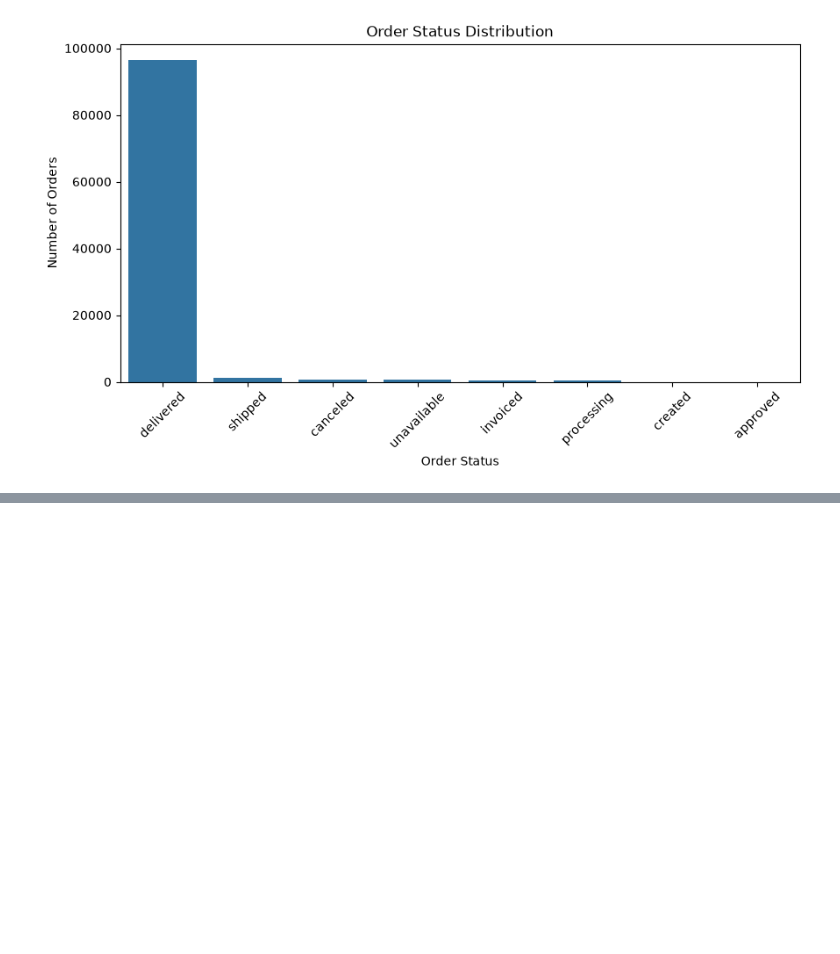
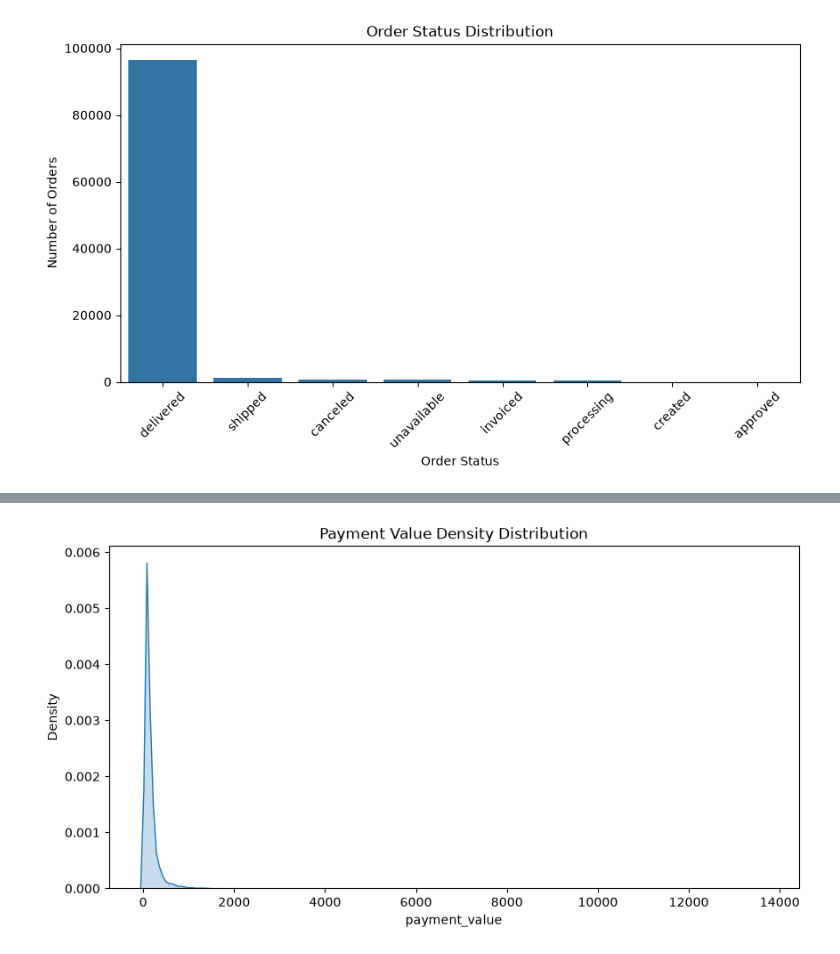
Before and after one commit to sanjaypixel/Ecommerce-Sales-Analytics, a Jupyter notebook: notebooks/04_EDA_(univarient).ipynb, the cells around one changed output, grey strips where cells are left out. Cells and saved outputs as stored; diff of their text form; code cells hidden in the pictures; blank space fills up the shorter version.

```diff
--- a/notebooks/04_EDA_(univarient).ipynb
+++ b/notebooks/04_EDA_(univarient).ipynb
@@ -156,0 +227,14 @@ plt.show()
+# %%
+plt.figure(figsize=(10, 5))
+
+sns.kdeplot(
+    data=payments,
+    x="payment_value",
+    fill=True
+)
+
+plt.title("Payment Value Density Distribution")
+
+plt.show()
+# %% [output]
+[figure, added]
```
Also changed, not shown: parts of 7 cells of this notebook.
